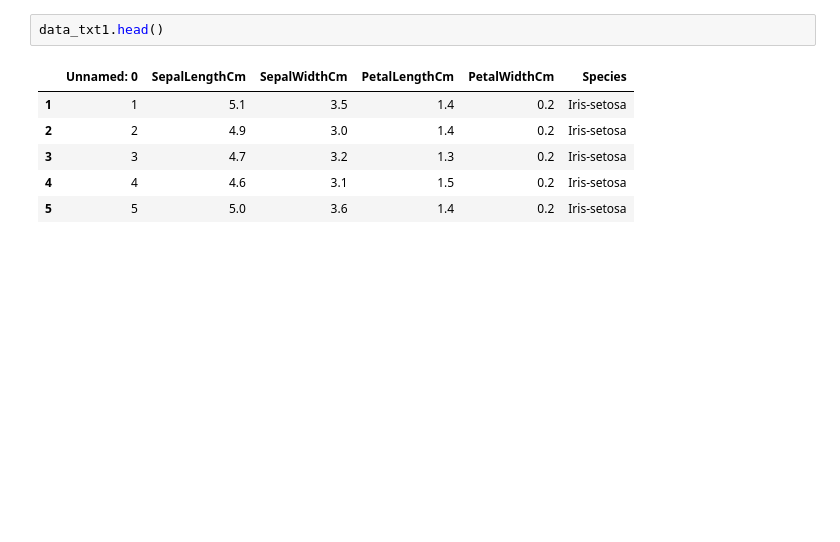
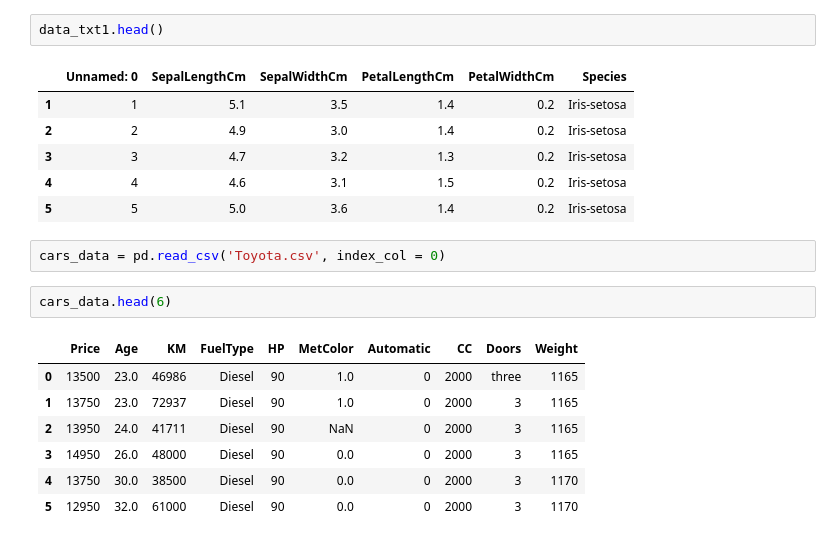
Before and after one commit to gshanbhag525/Programming-Knowledge-, a Jupyter notebook: Pandas Tutorial.ipynb, the cells around one changed output. Saved outputs shown, nothing was run; the diff lists cells and outputs as text; blank space fills up the shorter version.

```diff
--- a/Pandas Tutorial.ipynb
+++ b/Pandas Tutorial.ipynb
@@ -81,3 +83,15 @@ data_txt1.head()
 | 3 | 3 | 4.7 | 3.2 | 1.3 | 0.2 | Iris-setosa |
 | 4 | 4 | 4.6 | 3.1 | 1.5 | 0.2 | Iris-setosa |
 | 5 | 5 | 5.0 | 3.6 | 1.4 | 0.2 | Iris-setosa |
+# %%
+cars_data = pd.read_csv('Toyota.csv', index_col = 0)
+# %%
+cars_data.head(6)
+# %% [output]
+|  | Price | Age | KM | FuelType | HP | MetColor | Automatic | CC | Doors | Weight |
+| 0 | 13500 | 23.0 | 46986 | Diesel | 90 | 1.0 | 0 | 2000 | three | 1165 |
+| 1 | 13750 | 23.0 | 72937 | Diesel | 90 | 1.0 | 0 | 2000 | 3 | 1165 |
+| 2 | 13950 | 24.0 | 41711 | Diesel | 90 | NaN | 0 | 2000 | 3 | 1165 |
+| 3 | 14950 | 26.0 | 48000 | Diesel | 90 | 0.0 | 0 | 2000 | 3 | 1165 |
+| 4 | 13750 | 30.0 | 38500 | Diesel | 90 | 0.0 | 0 | 2000 | 3 | 1170 |
+| 5 | 12950 | 32.0 | 61000 | Diesel | 90 | 0.0 | 0 | 2000 | 3 | 1170 |
```
Also changed, not shown: parts of 14 cells of this notebook.
